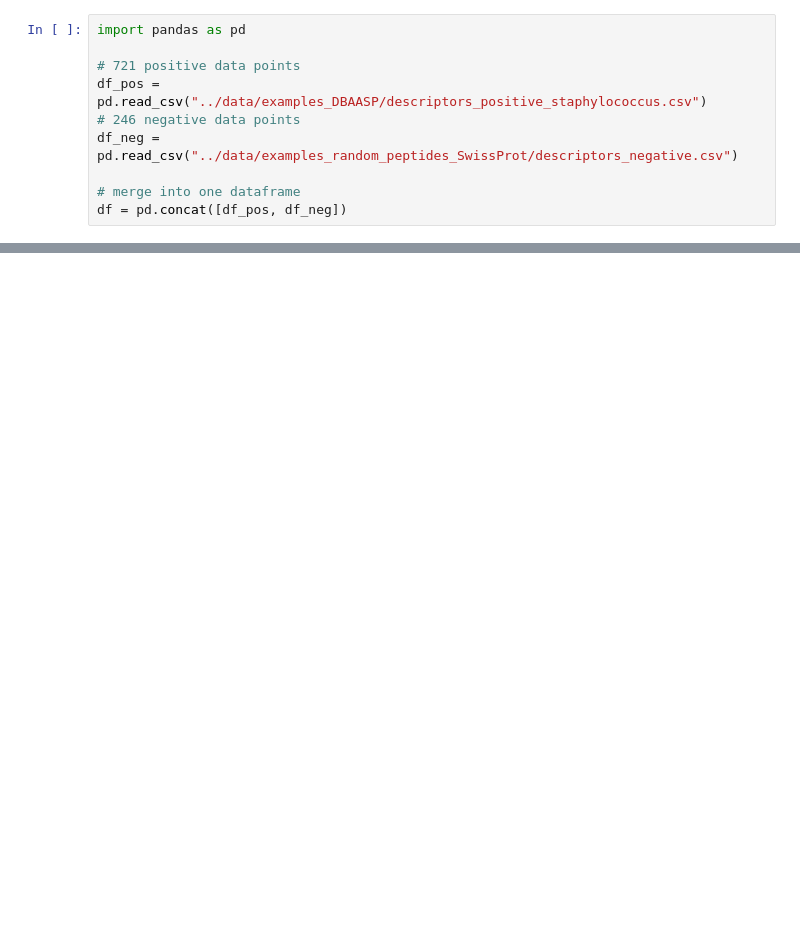
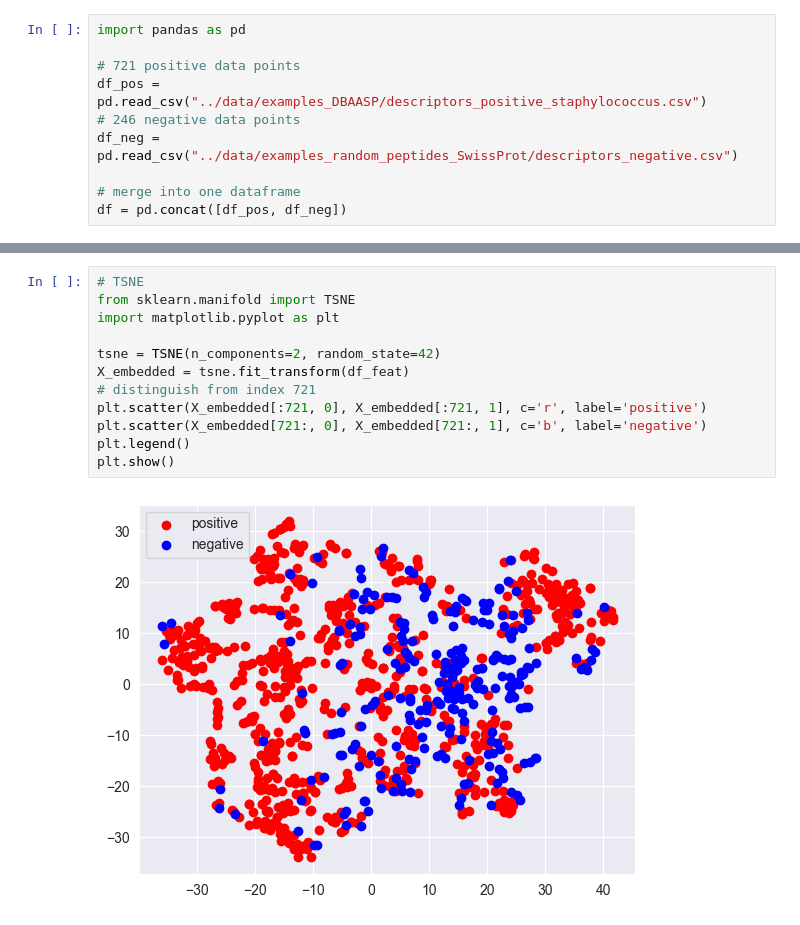
Before and after one commit to Dominule/qsAMPr, a Jupyter notebook: src/comparison.ipynb, the cells around one changed output, grey strips where cells are left out. Saved outputs shown, nothing was run; the diff lists cells and outputs as text; blank space fills up the shorter version.

```diff
--- a/src/comparison.ipynb
+++ b/src/comparison.ipynb
@@ -71,0 +86,14 @@ plt.show()
+# %%
+# TSNE
+from sklearn.manifold import TSNE
+import matplotlib.pyplot as plt
+
+tsne = TSNE(n_components=2, random_state=42)
+X_embedded = tsne.fit_transform(df_feat)
+# distinguish from index 721
+plt.scatter(X_embedded[:721, 0], X_embedded[:721, 1], c='r', label='positive')
+plt.scatter(X_embedded[721:, 0], X_embedded[721:, 1], c='b', label='negative')
+plt.legend()
+plt.show()
+# %% [output]
+[figure, added]
```
Also changed, not shown: parts of 5 cells of this notebook, 7 other files.
